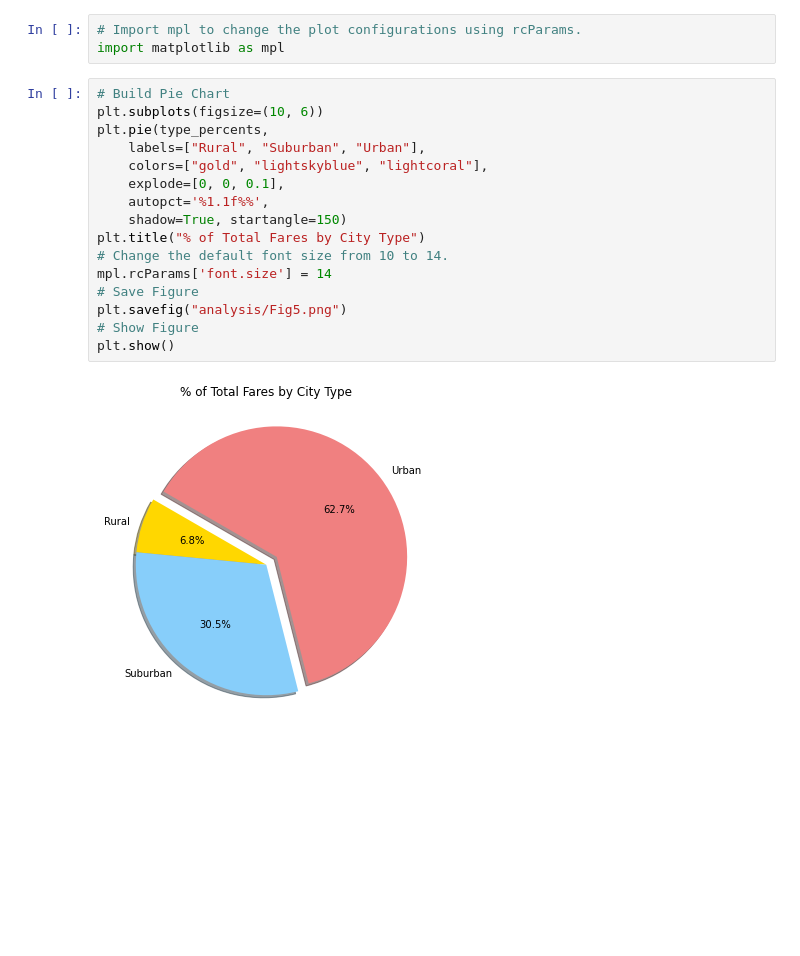
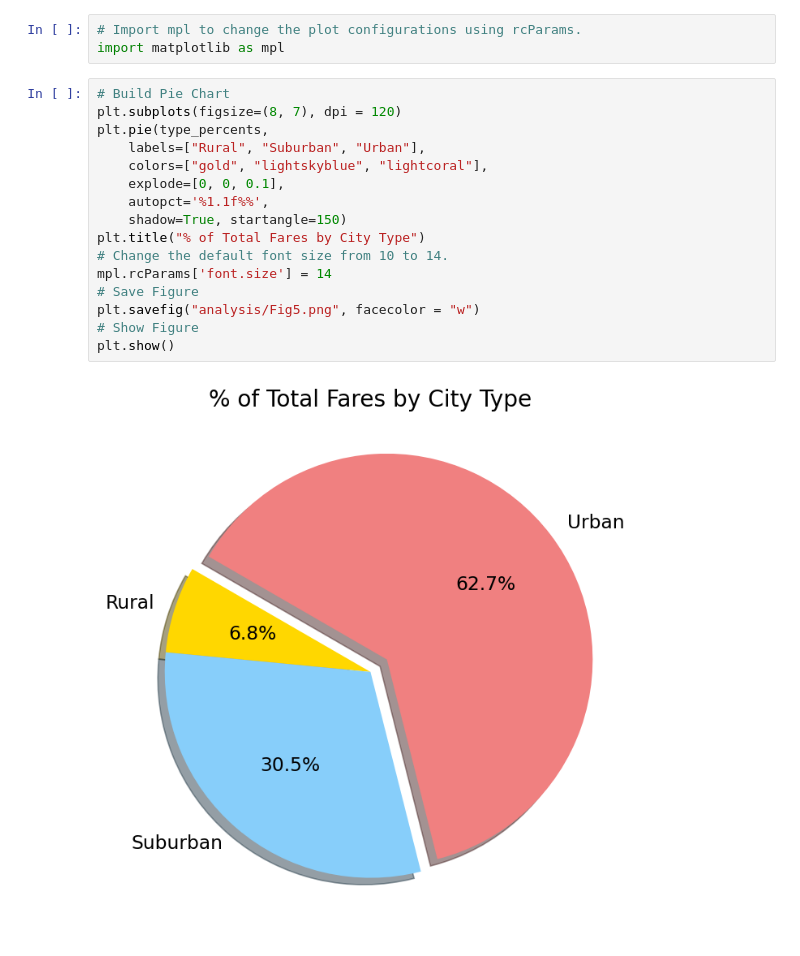
Before and after one commit to kbradleyvogt/PyBer_Analysis, a Jupyter notebook: PyBer_Analysis.ipynb, the cells around one changed output. Saved outputs shown, nothing was run; the diff lists cells and outputs as text; blank space fills up the shorter version.

```diff
--- a/PyBer_Analysis.ipynb
+++ b/PyBer_Analysis.ipynb
@@ -726,19 +726,19 @@ plt.show()
 import matplotlib as mpl
 # %%
 # Build Pie Chart
-plt.subplots(figsize=(10, 6))
+plt.subplots(figsize=(8, 7), dpi = 120)
 plt.pie(type_percents,
     labels=["Rural", "Suburban", "Urban"],
     colors=["gold", "lightskyblue", "lightcoral"],
     explode=[0, 0, 0.1],
     autopct='%1.1f%%',
     shadow=True, startangle=150)
 plt.title("% of Total Fares by City Type")
 # Change the default font size from 10 to 14.
 mpl.rcParams['font.size'] = 14
 # Save Figure
-plt.savefig("analysis/Fig5.png")
+plt.savefig("analysis/Fig5.png", facecolor = "w")
 # Show Figure
 plt.show()
 # %% [output]
-[figure, old version]
+[figure, new version]
```
Also changed, not shown: parts of 2 cells of this notebook, 3 other files.
